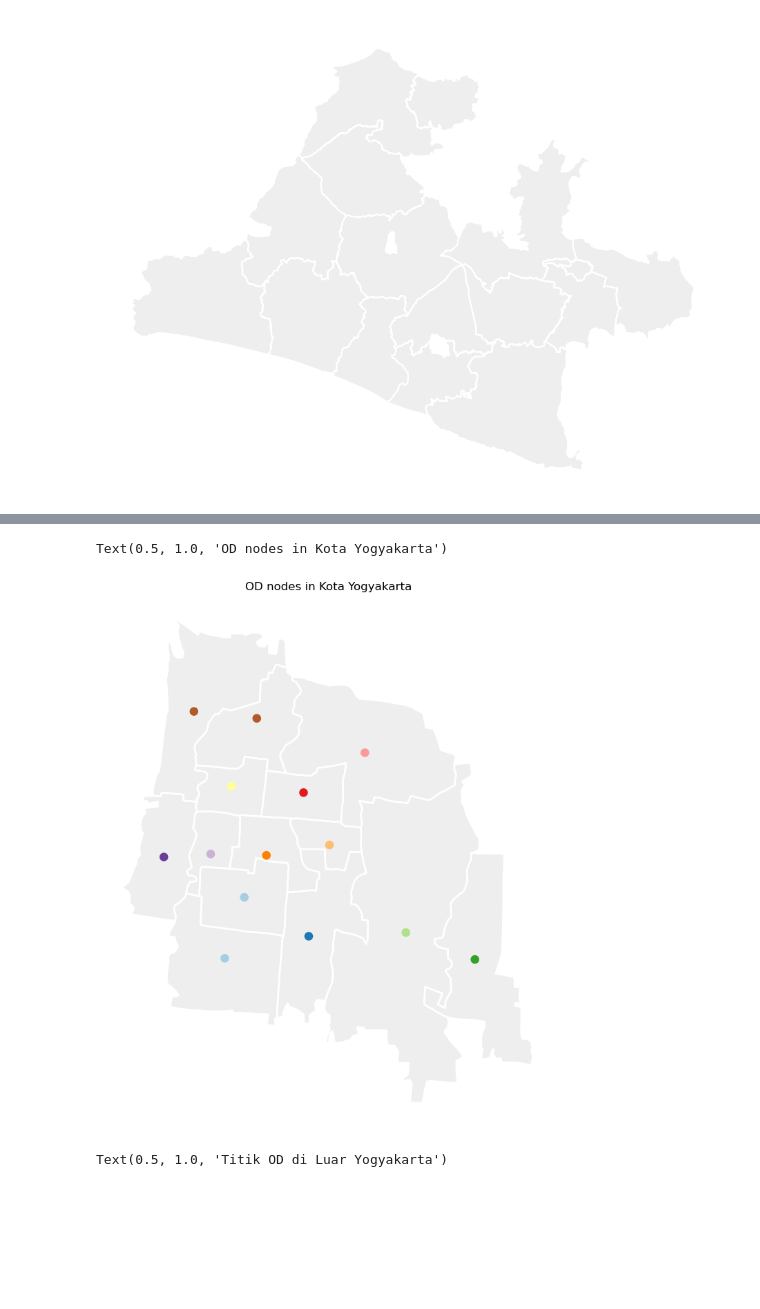
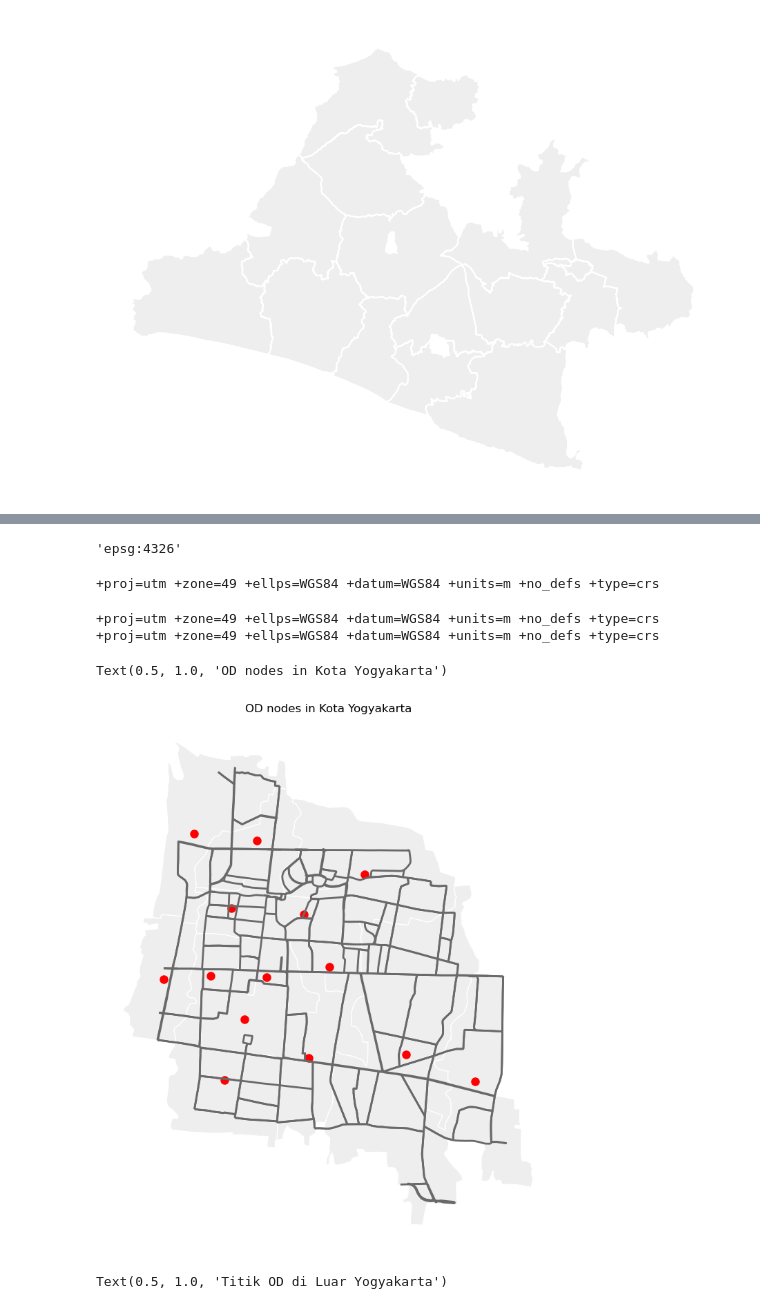
Before and after one commit to Ultios/traffix, a Jupyter notebook: notebook/DEMO new.ipynb, the cells around one changed output, grey strips where cells are left out. Saved outputs shown, nothing was run; the diff lists cells and outputs as text; code cells hidden in the pictures; blank space fills up the shorter version.

```diff
--- a/notebook/DEMO new.ipynb
+++ b/notebook/DEMO new.ipynb
@@ -81,3 +81,11 @@ ax.axis('off')
 # %% [output]
 (311271.23004651885, 531461.0512117816, -914449.9946570757, -748115.8121198618)
 [figure]
+# %%
+G = ox.graph.graph_from_place("Kota Yogyakarta, Indonesia",network_type='drive', simplify=True, custom_filter='["highway"~"primary|trunk|secondary|tertiary"]')
+gdfs = ox.utils_graph.graph_to_gdfs(G, nodes=False, edges=True, fill_edge_geometry=True)
+display(gdfs)
+# convert ke planar
+#gdfs = ox.projection.project_gdf(gdfs,to_crs='EPSG:23879')
+gdfs = ox.projection.project_gdf(gdfs,to_crs='+proj=utm +zone=49 +ellps=WGS84 +datum=WGS84 +units=m +no_defs +type=crs')
+print(gdfs.crs)
@@ -84,15 +108,31 @@ ax.axis('off')
+# %%
+G.graph["crs"]
+# %% [output]
+'epsg:4326'
+# %%
+print(gdfs.crs)
+# %% [output]
++proj=utm +zone=49 +ellps=WGS84 +datum=WGS84 +units=m +no_defs +type=crs
+# %%
+#set crs
+print(places.crs)
+print(node_OD.crs)
+# %% [output]
++proj=utm +zone=49 +ellps=WGS84 +datum=WGS84 +units=m +no_defs +type=crs
++proj=utm +zone=49 +ellps=WGS84 +datum=WGS84 +units=m +no_defs +type=crs
 # %%
 #It is assumed that OD nodes are in the
 # Centre Point of inner OD's polygon.
 node_OD = places['geometry'].representative_point()
 fig, ax = plt.subplots(figsize=(20, 10))
-places.plot(ax=ax, facecolor="#eeeeee", edgecolor="white", alpha=1, linewidth=2)
-node_OD.plot(ax=ax, linewidth=3, alpha=1, cmap="Paired")
+places.plot(ax=ax, facecolor="#eeeeee", edgecolor="white", alpha=1, linewidth=1)
+node_OD.plot(ax=ax, linewidth=3, alpha=1, color='red')
+gdfs.plot(ax=ax, linewidth=2, color="dimgrey", alpha=1)
 ax.axis("off")
 ax.set_title("OD nodes in Kota Yogyakarta")
 # %% [output]
 Text(0.5, 1.0, 'OD nodes in Kota Yogyakarta')
-[figure, old version]
+[figure, new version]
 # %%
 #For outer OD
 node_OD_outer = places_outer['geometry'].representative_point()
```
Also changed, not shown: parts of 9 cells of this notebook, 2 other files.
